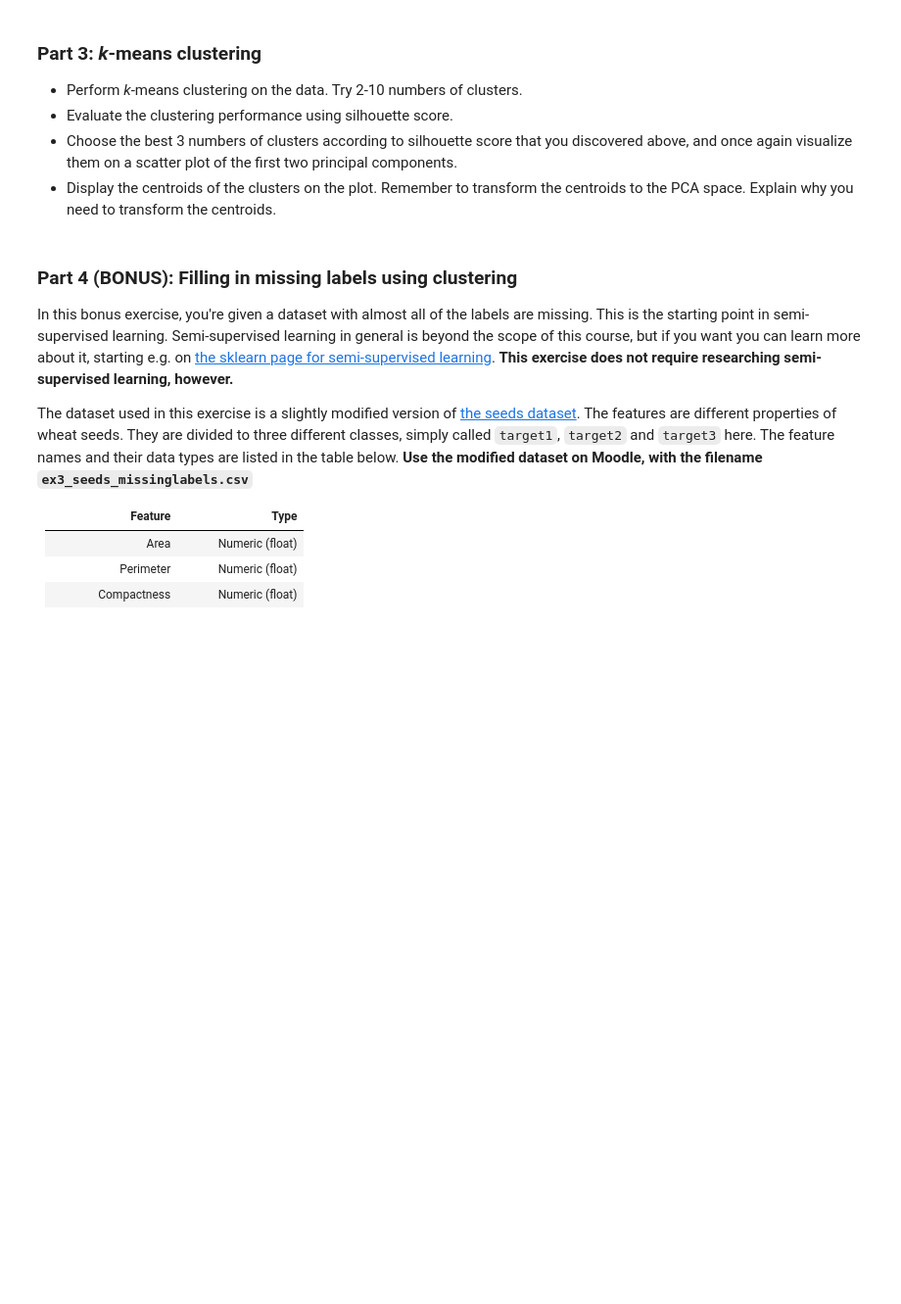
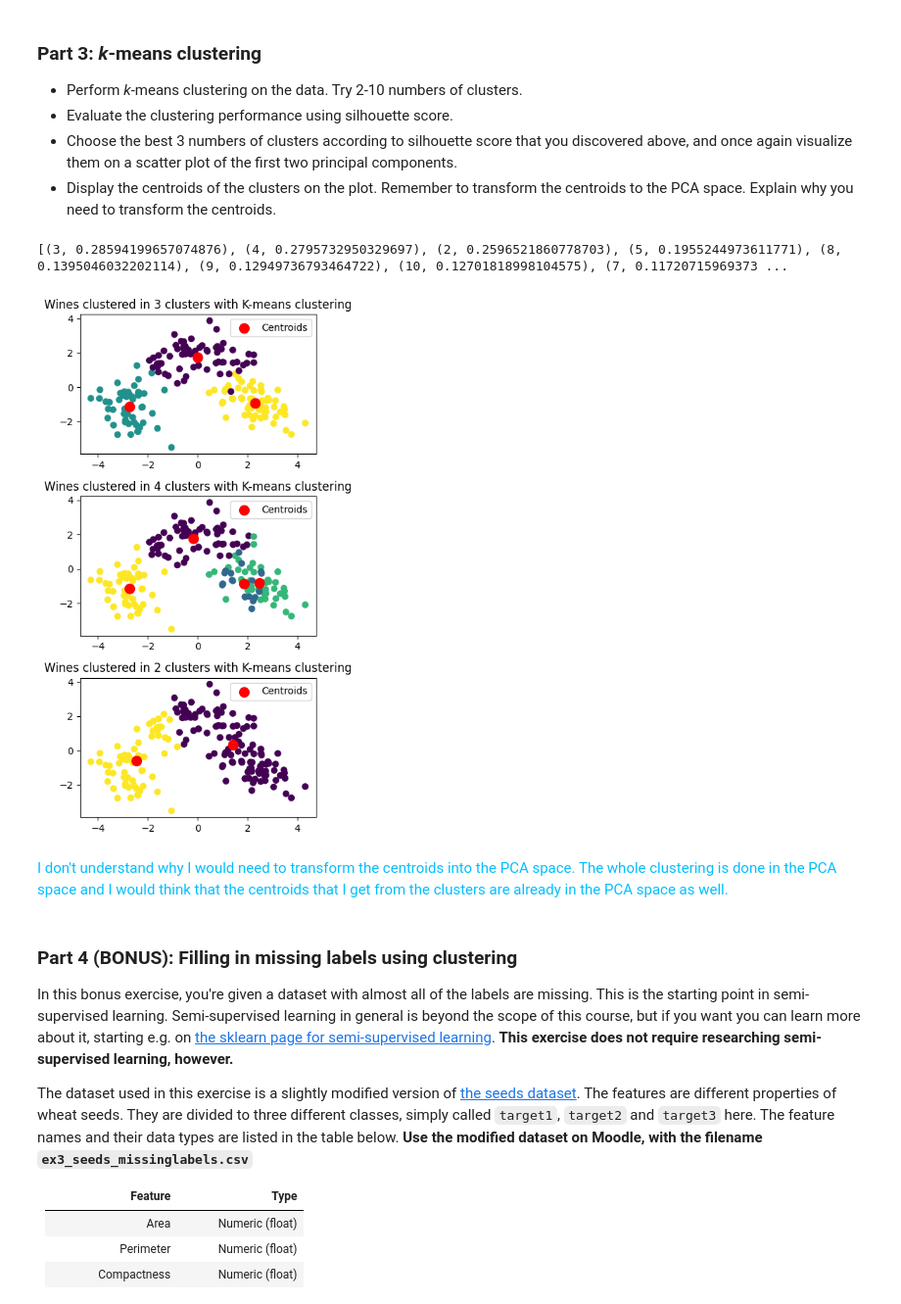
Before and after one commit to konstanyman/DAKD-E3, a Jupyter notebook: Konsta_Nyman_DAKD_2023_exercise_3.ipynb, the cells around one changed output. Shown: that part at 98% size. Drawn from its saved outputs; the diff is of its cells as text; code cells hidden in the pictures; blank space fills up the shorter version.

Commit message:
parts 2 and 3 finished, bonus not done

```diff
--- a/Konsta_Nyman_DAKD_2023_exercise_3.ipynb
+++ b/Konsta_Nyman_DAKD_2023_exercise_3.ipynb
@@ -202,6 +250,43 @@ sorted_combs = sorted(combs, key=lambda x: x[2], reverse=True)
  - Evaluate the clustering performance using silhouette score.
  - Choose the best 3 numbers of clusters according to silhouette score that you discovered above, and once again visualize them on a scatter plot of the first two principal components.
  - Display the centroids of the clusters on the plot. Remember to transform the centroids to the PCA space. Explain why you need to transform the centroids.
+# %%
+# list of clusters, score tuples
+cluster_scores = []
+
+# loop different amount of clusters
+for n in range(2,11):
+    k_cluster_model = KMeans(n_clusters=n, n_init='auto') #create model
+    preds = k_cluster_model.fit_predict(df_wine_pca) #fit and predict
+    score = silhouette_score(df_wine_pca, preds) #calculate silhouette score
+    t = (n, score) #create tuple out of cluster amount and score
+    cluster_scores.append(t) #add tuple to list
+
+# sort the list of combinations
+sorted_cluster_scores = sorted(cluster_scores, key=lambda x: x[1], reverse=True)
+
+print(sorted_cluster_scores)
+# %% [output]
+[(3, 0.28594199657074876), (4, 0.2795732950329697), (2, 0.2596521860778703), (5, 0.1955244973611771), (8, 0.1395046032202114), (9, 0.12949736793464722), (10, 0.12701818998104575), (7, 0.11720715969373 ...
+# %%
+# plot three best cluster amounts
+fig, axes = plt.subplots(3,1, figsize=(4,8))
+
+for i in range(3):
+    # set correct clusters and linkages in loop
+    k_cluster_model = KMeans(n_clusters=sorted_cluster_scores[i][0], n_init='auto') #create model
+    preds = k_cluster_model.fit_predict(df_wine_pca) #fit and predict
+    centroids = k_cluster_model.cluster_centers_ #get centroids which are already in the PCA space
+    axes[i].scatter(df_wine_pca[0], df_wine_pca[1], c=preds) #fit plot to axes with coloring
+    axes[i].scatter(centroids[:, 0], centroids[:, 1], marker='o', s=100, c='red', label='Centroids')
+    axes[i].set_title(f"Wines clustered in {sorted_cluster_scores[i][0]} clusters with K-means clustering") #title
+    axes[i].legend()
+
+plt.tight_layout()
+# %% [output]
+[figure, added]
+# %% [markdown]
+<font color = deepskyblue>I don't understand why I would need to transform the centroids into the PCA space. The whole clustering is done in the PCA space and I would think that the centroids that I get from the clusters are already in the PCA space as well.</font>
 # %% [markdown]
 ### Part 4 (BONUS): Filling in missing labels using clustering
 
```
Also changed, not shown: parts of 7 cells of this notebook.
